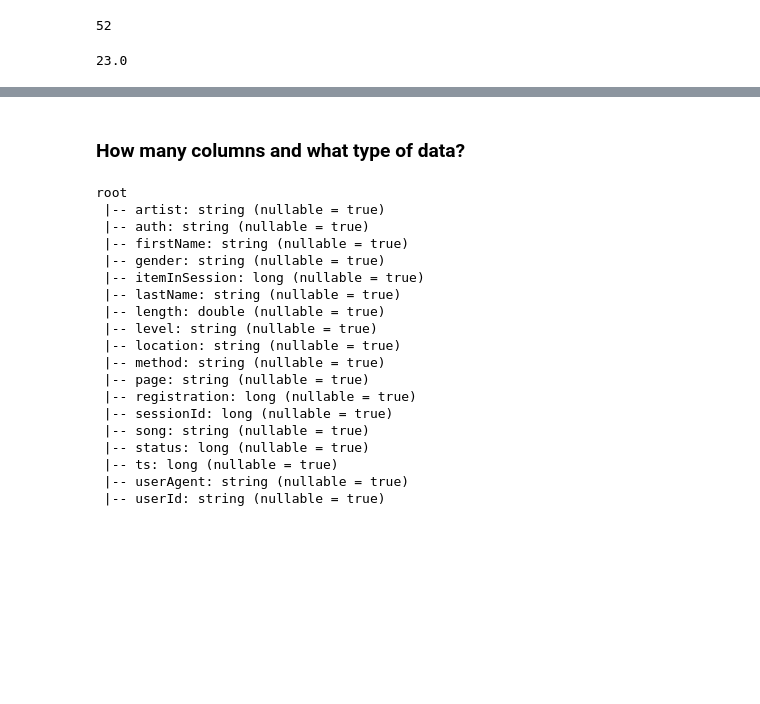
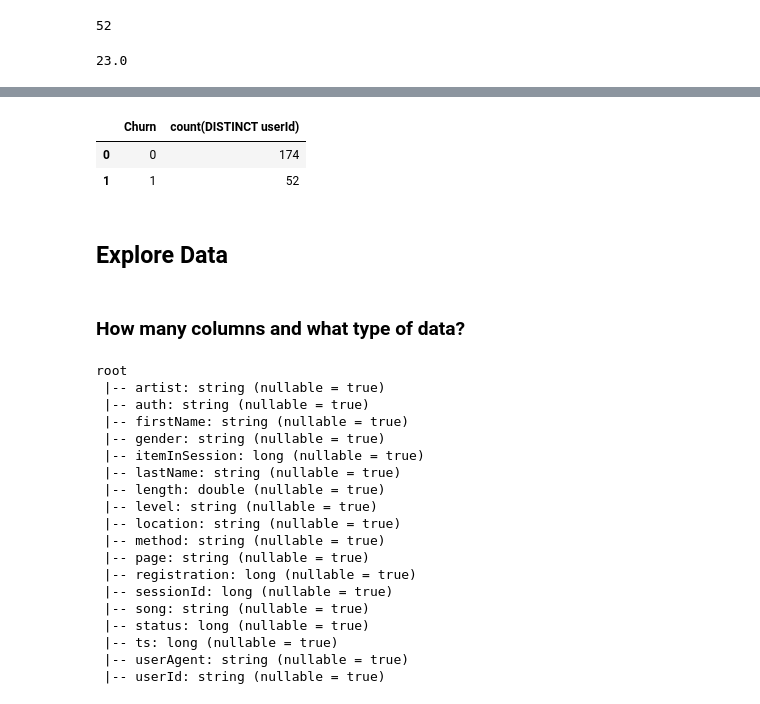
Before and after one commit to j450h1/https-github.com-j450h1-udacity-data-scientist-nanodegree-capstone-project, a Jupyter notebook: Sparkify.ipynb, the cells around one changed output, grey strips where cells are left out. Cells and saved outputs as stored; diff of their text form; code cells hidden in the pictures; blank space fills up the shorter version.

Commit message:
Add churn column to dataset

```diff
--- a/Sparkify.ipynb
+++ b/Sparkify.ipynb
@@ -105,0 +110,5 @@ round(num_users_cancelled/num_users * 100, 1) # percentage of users that cancell
+# %%
+cancelled_ids = df.filter('page == "Cancellation Confirmation"').select("userId").distinct()
+# Convert to list to be used to filter later
+cancelled_ids = cancelled_ids.toPandas()['userId'].tolist()
+cancelled_ids[:5]
@@ -105,0 +123,3 @@ round(num_users_cancelled/num_users * 100, 1) # percentage of users that cancell
+# %%
+df = df.withColumn("Churn", when((col("userId").isin(cancelled_ids)),lit('1')).otherwise(lit('0')))
+df.show()
@@ -106,3 +144,11 @@ round(num_users_cancelled/num_users * 100, 1) # percentage of users that cancell
+# %%
+df.groupby('Churn').agg(countDistinct("userId")).toPandas()
+# %% [output]
+|  | Churn | count(DISTINCT userId) |
+| 0 | 0 | 174 |
+| 1 | 1 | 52 |
+# %% [markdown]
+## Explore Data
 # %% [markdown]
 ### How many columns and what type of data?
 # %%
```
Also changed, not shown: parts of 7 cells of this notebook.
